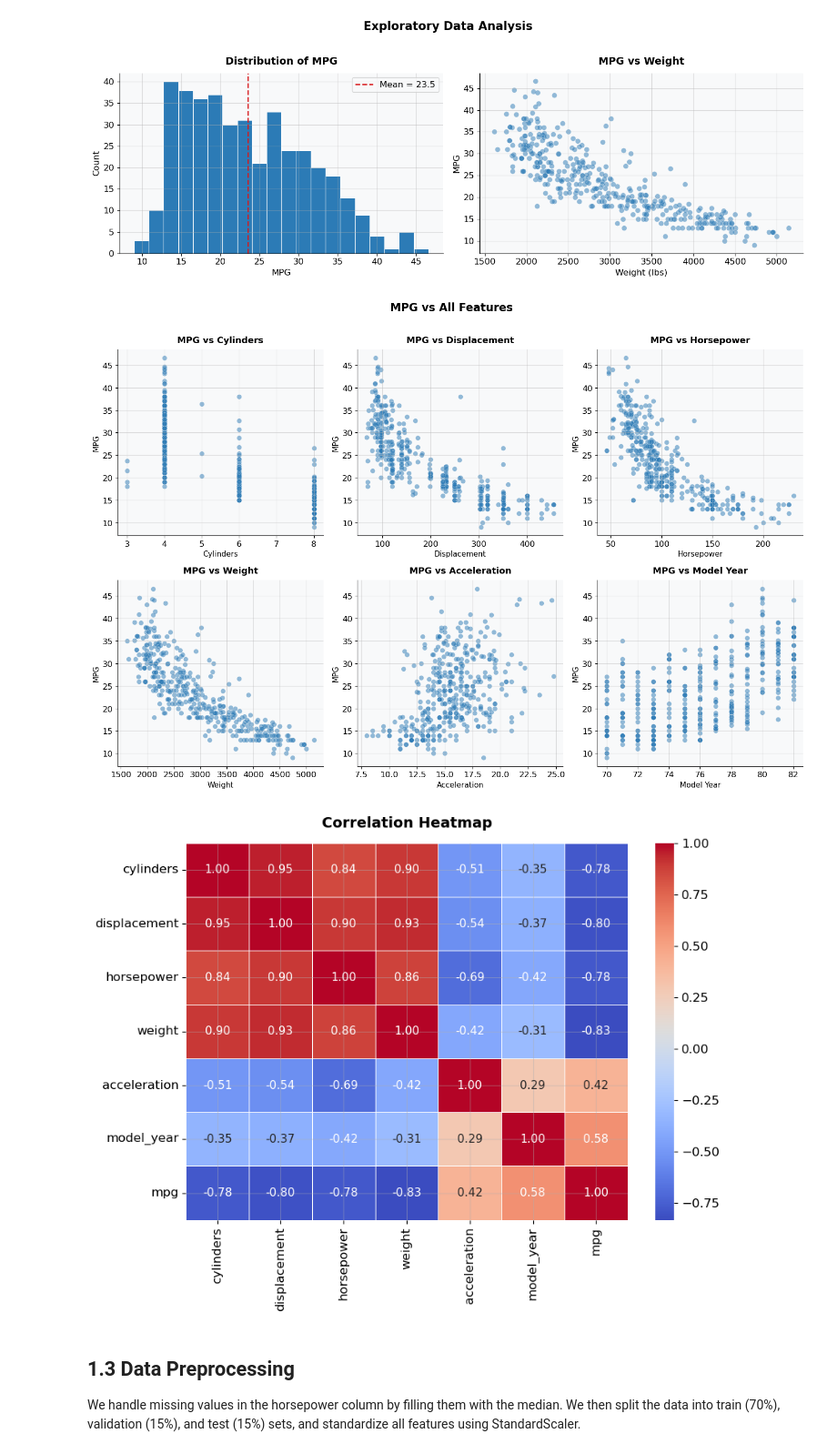
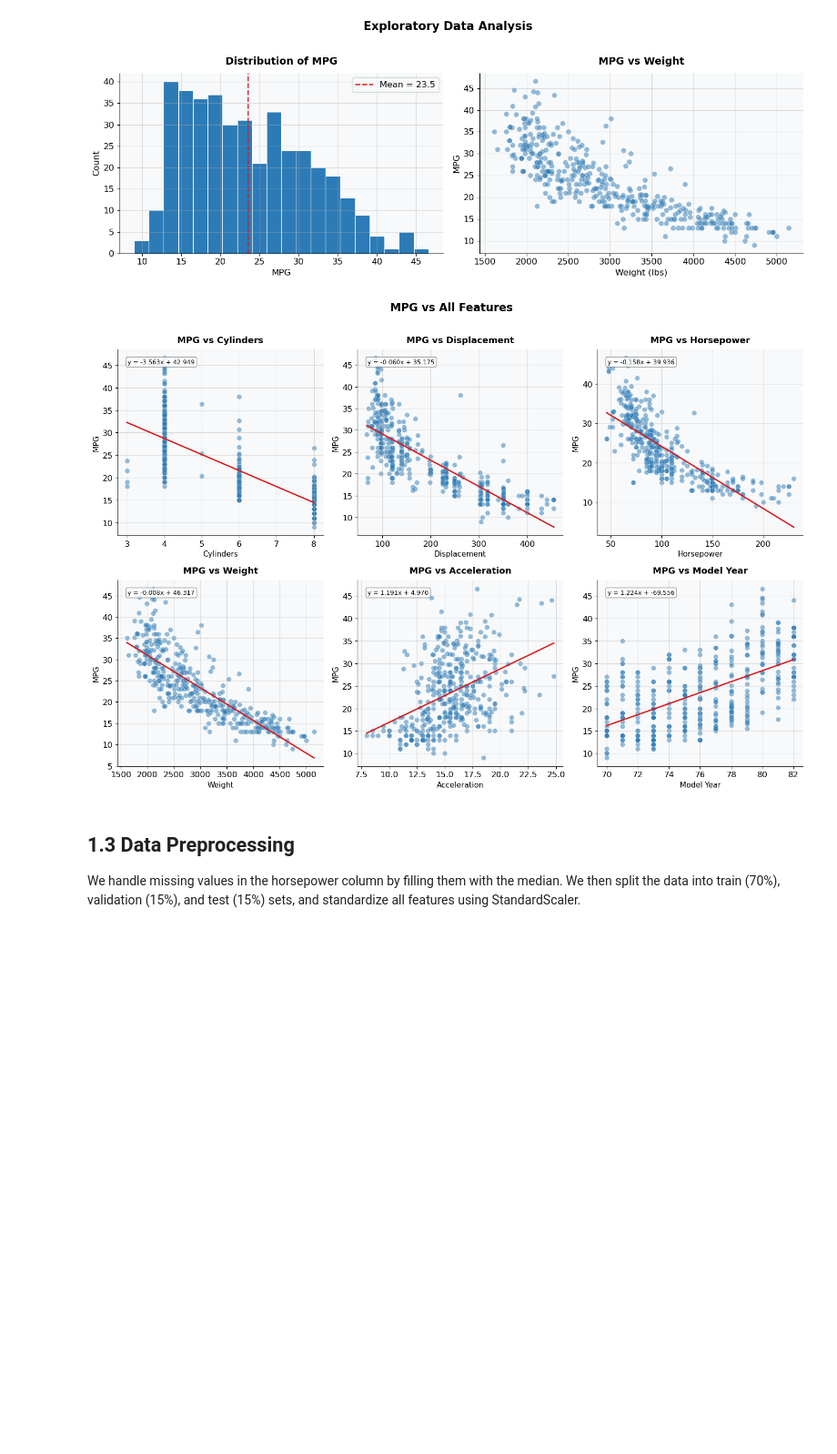
Before and after one commit to Yuvalinnnn/intro-to-ai-project, a Jupyter notebook: Part1_Regression_AutoMPG.ipynb, the cells around one changed output. Shown at 91% size. Drawn from its saved outputs; the diff is of its cells as text; code cells hidden in the pictures; blank space fills up the shorter version.

```diff
--- a/Part1_Regression_AutoMPG.ipynb
+++ b/Part1_Regression_AutoMPG.ipynb
@@ -130,35 +129,62 @@ plt.show()
 # %% [output]
 [figure]
 # %%
-# MPG vs all features
+# MPG vs all features + linear fit equation
 features = ['cylinders', 'displacement', 'horsepower', 'weight', 'acceleration', 'model_year']
 
 fig, axes = plt.subplots(2, 3, figsize=(15, 10))
 axes = axes.flatten()
 
 for i, feature in enumerate(features):
-    axes[i].scatter(df[feature], df['mpg'], alpha=0.5, color=MAIN_COLOR,
-                    edgecolors='white', linewidth=0.3, s=50)
+    # convert to numeric and remove missing values
+    temp_df = df[[feature, 'mpg']].copy()
+    temp_df[feature] = pd.to_numeric(temp_df[feature], errors='coerce')
+    temp_df['mpg'] = pd.to_numeric(temp_df['mpg'], errors='coerce')
+    temp_df = temp_df.dropna()
+
+    x = temp_df[feature].values
+    y = temp_df['mpg'].values
+
+    # Scatter plot
+    axes[i].scatter(
+        x, y,
+        alpha=0.5,
+        color=MAIN_COLOR,
+        edgecolors='white',
+        linewidth=0.3,
+        s=50
+    )
+
+    # Linear fit: y = ax + b
+    a, b = np.polyfit(x, y, 1)
+    x_sorted = np.sort(x)
+    y_line = a * x_sorted + b
+    axes[i].plot(x_sorted, y_line, color=SECOND_COLOR, linewidth=2)
+
+    # Equation text inside graph
+    equation = f'y = {a:.3f}x + {b:.3f}'
+    axes[i].text(
+        0.05, 0.95, equation,
+        transform=axes[i].transAxes,
+        fontsize=9,
+        verticalalignment='top',
+        bbox=dict(boxstyle='round', facecolor='white', alpha=0.8, edgecolor='gray')
+    )
+
     axes[i].set_xlabel(feature.replace('_', ' ').title(), fontsize=11)
     axes[i].set_ylabel('MPG', fontsize=11)
-    axes[i].set_title(f'MPG vs {feature.replace("_", " ").title()}',
-                      fontsize=13, fontweight='bold', pad=10)
+    axes[i].set_title(
+        f'MPG vs {feature.replace("_", " ").title()}',
+        fontsize=13,
+        fontweight='bold',
+        pad=10
+    )
 
 plt.suptitle('MPG vs All Features', fontsize=16, fontweight='bold', y=1.01)
 plt.tight_layout()
 plt.show()
-
-# Correlation Heatmap
-plt.figure(figsize=(9, 7))
-sns.heatmap(df[features + ['mpg']].corr(), annot=True, fmt='.2f',
-            cmap='coolwarm', linewidths=0.5, linecolor='white',
-            annot_kws={'size': 11})
-plt.title('Correlation Heatmap', fontsize=14, fontweight='bold', pad=15)
-plt.tight_layout()
-plt.show()
 # %% [output]
-[figure, old version]
+[figure, new version]
-[figure, removed]
 # %% [markdown]
 ## 1.3 Data Preprocessing
 We handle missing values in the horsepower column by filling them with
```
Also changed, not shown: parts of 3 cells of this notebook.
